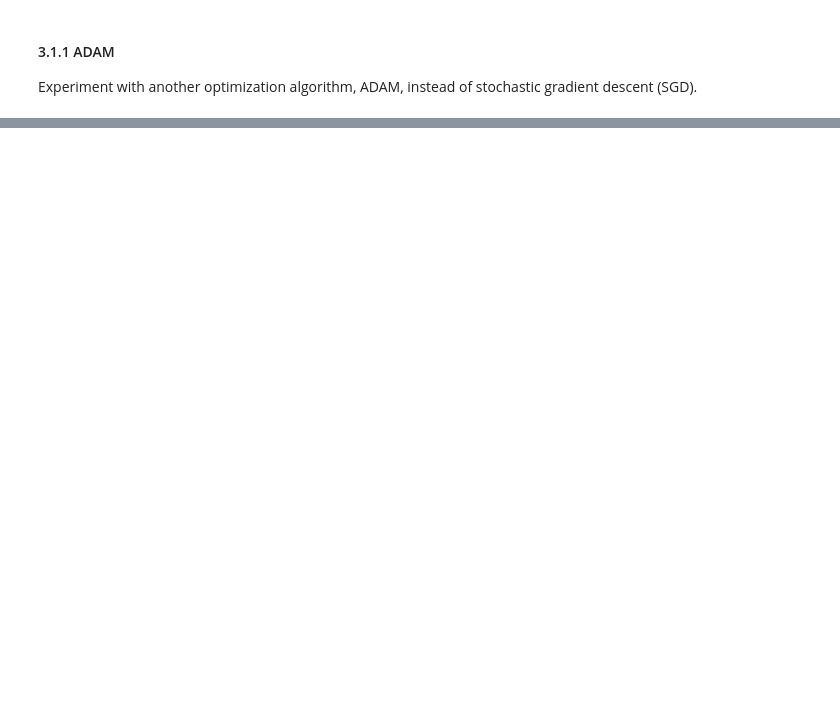
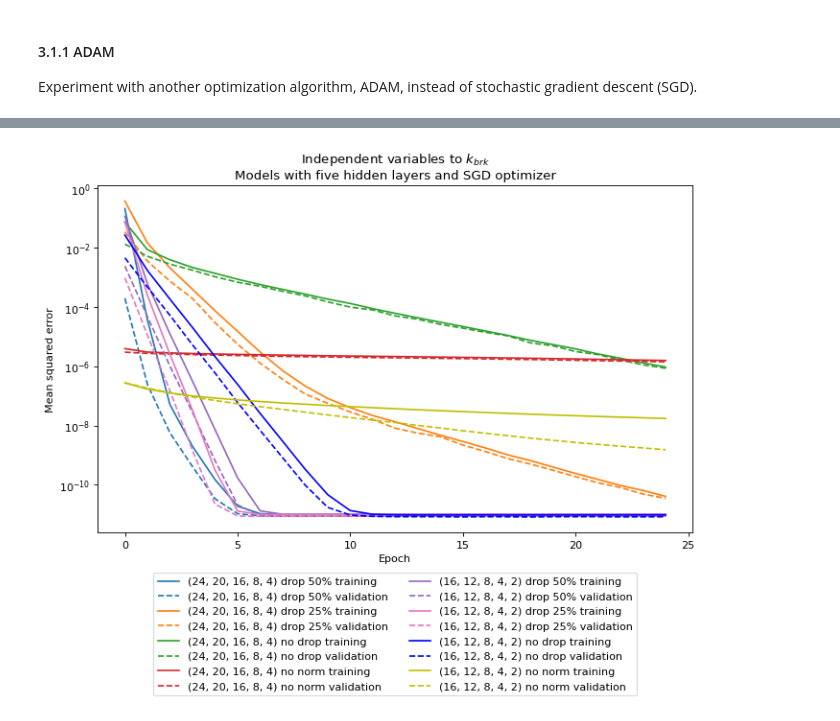
Before and after one commit to vtd9/solar_regression, a Jupyter notebook: hw2.ipynb, the cells around one changed output, grey strips where cells are left out. Saved outputs shown, nothing was run; the diff lists cells and outputs as text; code cells hidden in the pictures; blank space fills up the shorter version.

```diff
--- a/hw2.ipynb
+++ b/hw2.ipynb
@@ -603,0 +513,4 @@ TypeError: ignored
+# %%
+m4 = mult_models(len(indep_vars), [(24, 16, 8, 4), (12, 8, 4, 2)], 1, 0.01)
+train_mult_models(m4, train_loader_indep, valid_loader_indep, mse,
+                  epochs=25)
@@ -603,0 +554,8 @@ TypeError: ignored
+# %%
+# Create container to store models, optimizers, & results in
+m5 = mult_models(len(indep_vars), [(24, 20, 16, 8, 4), (16, 12, 8, 4, 2)],
+                      1, 0.01)
+
+# Train
+train_mult_models(m5, train_loader_indep, valid_loader_indep, mse,
+                  epochs=25)
@@ -603,0 +584,6 @@ TypeError: ignored
+# %%
+plot_mult_models(m5,
+                 title='Independent variables to $k_{brk}$'
+                 + '\nModels with five hidden layers and SGD optimizer')
+# %% [output]
+[figure, added]
```
Also changed, not shown: parts of 83 cells of this notebook.
